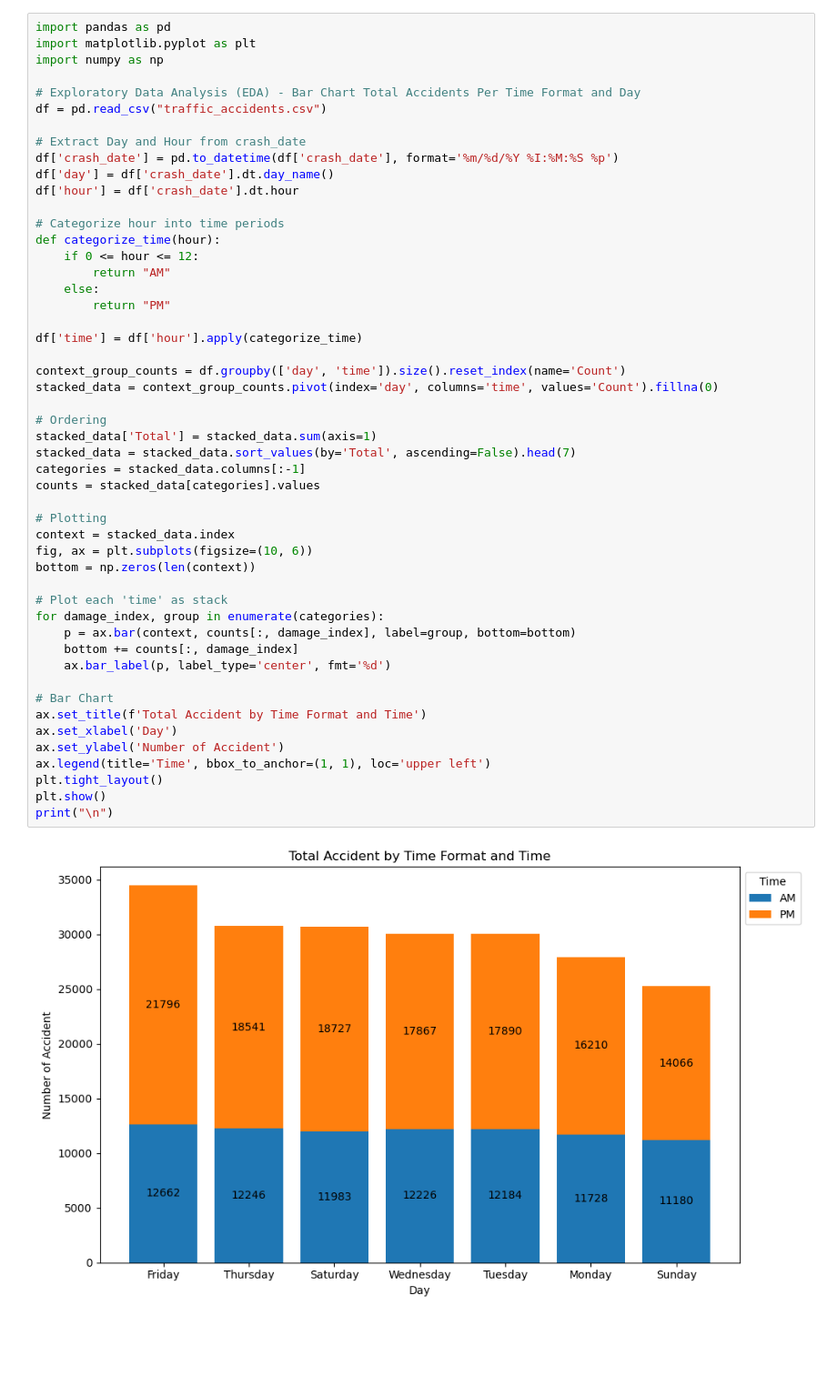
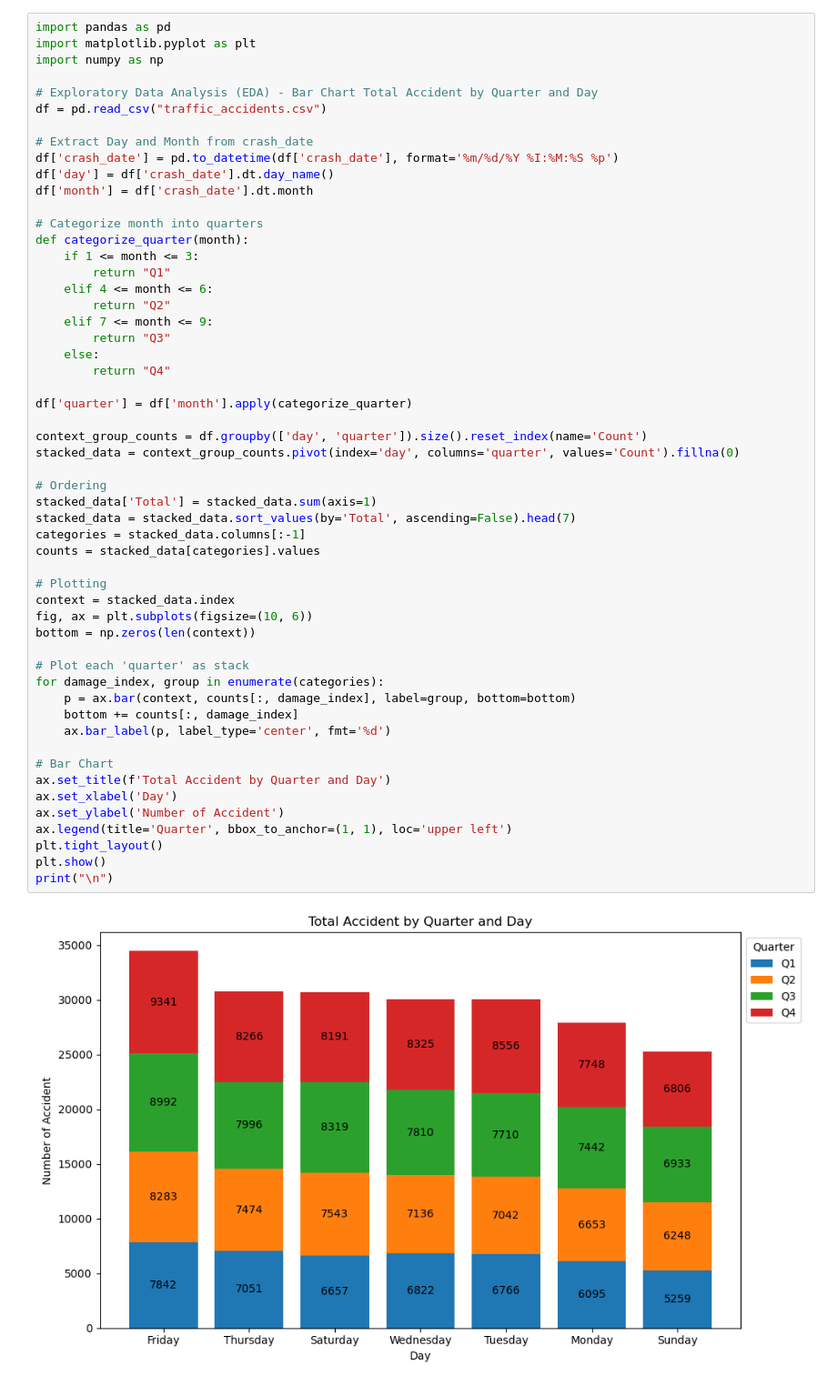
Before and after one commit to FlazeFy2/DS-Traffic_Accidents, a Jupyter notebook: exploratory data analysis-bar.ipynb, the cells around one changed output. Shown: that part at 91% size. Drawn from its saved outputs; the diff is of its cells as text; blank space fills up the shorter version.

Commit message:
[DS] Exploratory Data Analysis (EDA) - Bar Chart Total Accident by Quarter and Day

```diff
--- a/exploratory data analysis-bar.ipynb
+++ b/exploratory data analysis-bar.ipynb
@@ -205,50 +205,54 @@ import pandas as pd
 import matplotlib.pyplot as plt
 import numpy as np
 
-# Exploratory Data Analysis (EDA) - Bar Chart Total Accidents Per Time Format and Day
+# Exploratory Data Analysis (EDA) - Bar Chart Total Accident by Quarter and Day
 df = pd.read_csv("traffic_accidents.csv")
 
-# Extract Day and Hour from crash_date
+# Extract Day and Month from crash_date
 df['crash_date'] = pd.to_datetime(df['crash_date'], format='%m/%d/%Y %I:%M:%S %p')
 df['day'] = df['crash_date'].dt.day_name()
-df['hour'] = df['crash_date'].dt.hour
+df['month'] = df['crash_date'].dt.month
 
-# Categorize hour into time periods
-def categorize_time(hour):
-    if 0 <= hour <= 12:
-        return "AM"
+# Categorize month into quarters
+def categorize_quarter(month):
+    if 1 <= month <= 3:
+        return "Q1"
+    elif 4 <= month <= 6:
+        return "Q2"
+    elif 7 <= month <= 9:
+        return "Q3"
     else:
-        return "PM"
+        return "Q4"
 
-df['time'] = df['hour'].apply(categorize_time)
+df['quarter'] = df['month'].apply(categorize_quarter)
 
-context_group_counts = df.groupby(['day', 'time']).size().reset_index(name='Count')
-stacked_data = context_group_counts.pivot(index='day', columns='time', values='Count').fillna(0)
+context_group_counts = df.groupby(['day', 'quarter']).size().reset_index(name='Count')
+stacked_data = context_group_counts.pivot(index='day', columns='quarter', values='Count').fillna(0)
 
 # Ordering
 stacked_data['Total'] = stacked_data.sum(axis=1)
 stacked_data = stacked_data.sort_values(by='Total', ascending=False).head(7)
 categories = stacked_data.columns[:-1]
 counts = stacked_data[categories].values
 
 # Plotting
 context = stacked_data.index
 fig, ax = plt.subplots(figsize=(10, 6))
 bottom = np.zeros(len(context))
 
-# Plot each 'time' as stack
+# Plot each 'quarter' as stack
 for damage_index, group in enumerate(categories):
     p = ax.bar(context, counts[:, damage_index], label=group, bottom=bottom)
     bottom += counts[:, damage_index]
     ax.bar_label(p, label_type='center', fmt='%d')
 
 # Bar Chart
-ax.set_title(f'Total Accident by Time Format and Time')
+ax.set_title(f'Total Accident by Quarter and Day')
 ax.set_xlabel('Day')
 ax.set_ylabel('Number of Accident')
-ax.legend(title='Time', bbox_to_anchor=(1, 1), loc='upper left')
+ax.legend(title='Quarter', bbox_to_anchor=(1, 1), loc='upper left')
 plt.tight_layout()
 plt.show()
 print("\n")
 # %% [output]
-[figure, old version]
+[figure, new version]
```
